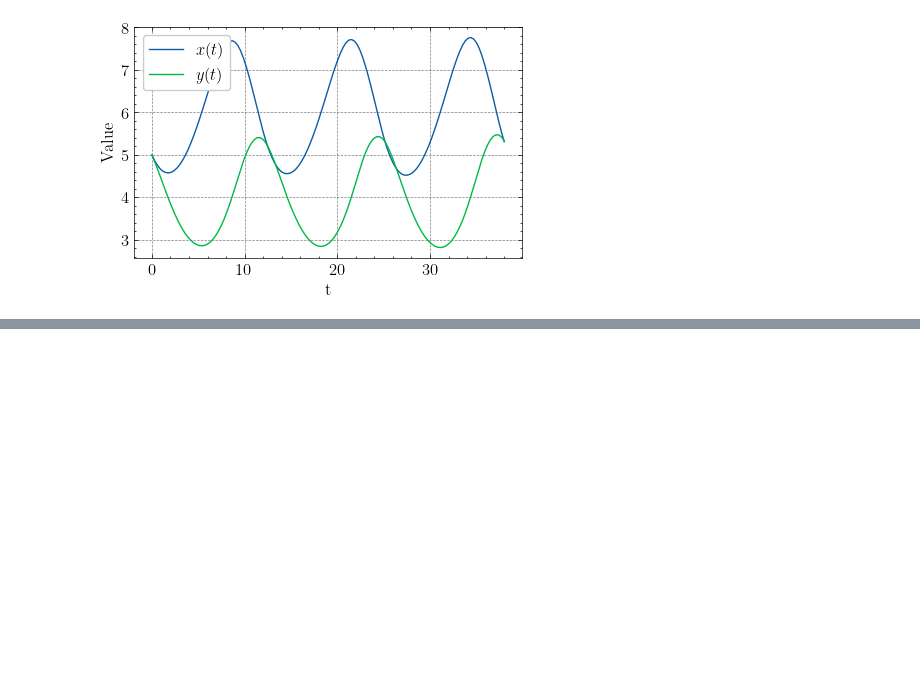
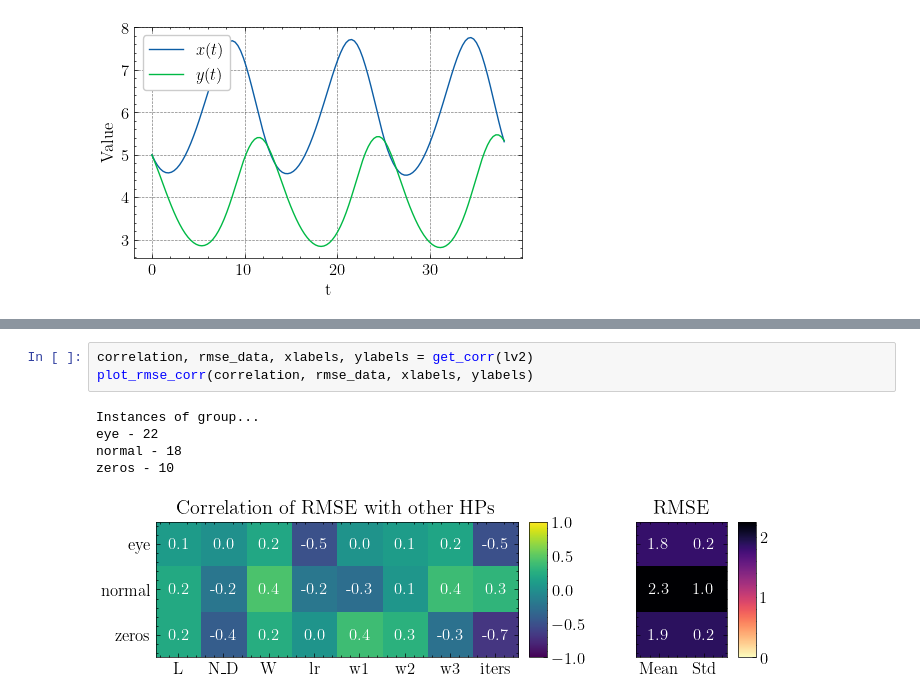
Before and after one commit to DaniilLaptev/pinns, a Jupyter notebook: code/lotkavolterra.ipynb, the cells around one changed output, grey strips where cells are left out. Cells and saved outputs as stored; diff of their text form; blank space fills up the shorter version.

```diff
--- a/code/lotkavolterra.ipynb
+++ b/code/lotkavolterra.ipynb
@@ -144,0 +310,9 @@ plot_ode(problem.t.numpy(), [(problem.solution[0], r'$x(t)$', None), ((problem.s
+# %%
+correlation, rmse_data, xlabels, ylabels = get_corr(lv2)
+plot_rmse_corr(correlation, rmse_data, xlabels, ylabels)
+# %% [output]
+Instances of group...
+eye - 22
+normal - 18
+zeros - 10
+[figure, added]
```
Also changed, not shown: parts of 20 cells of this notebook, 2 other files.
